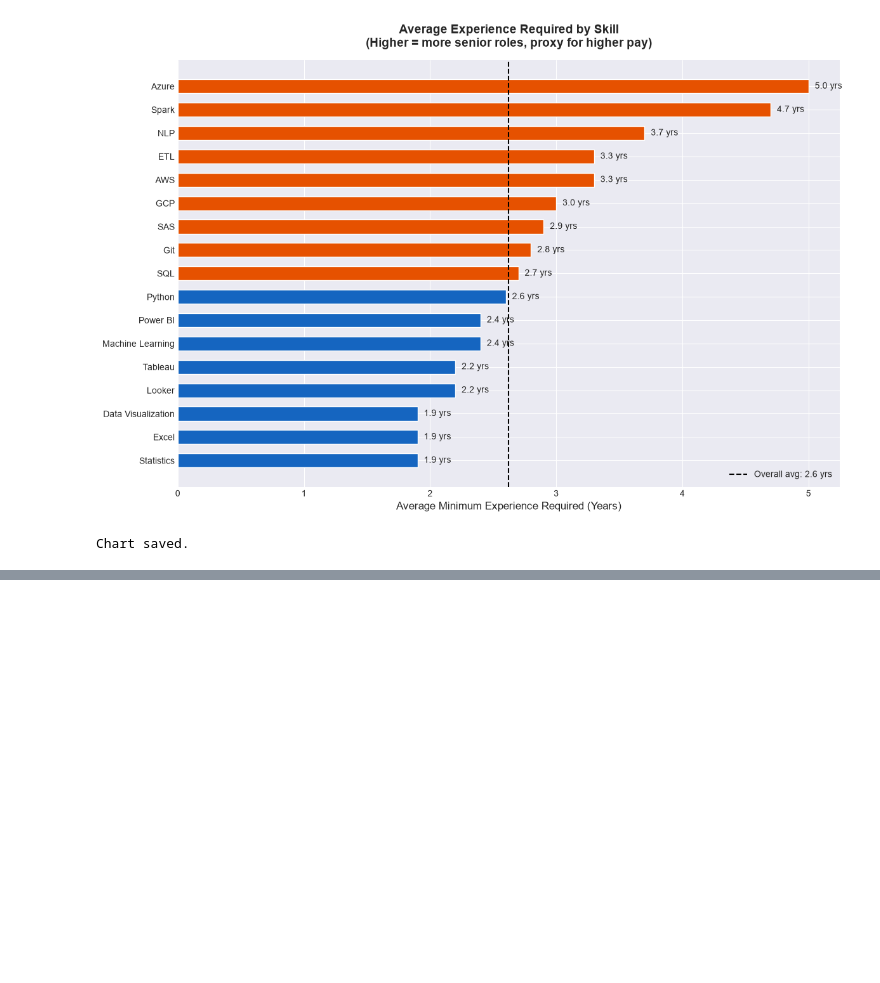
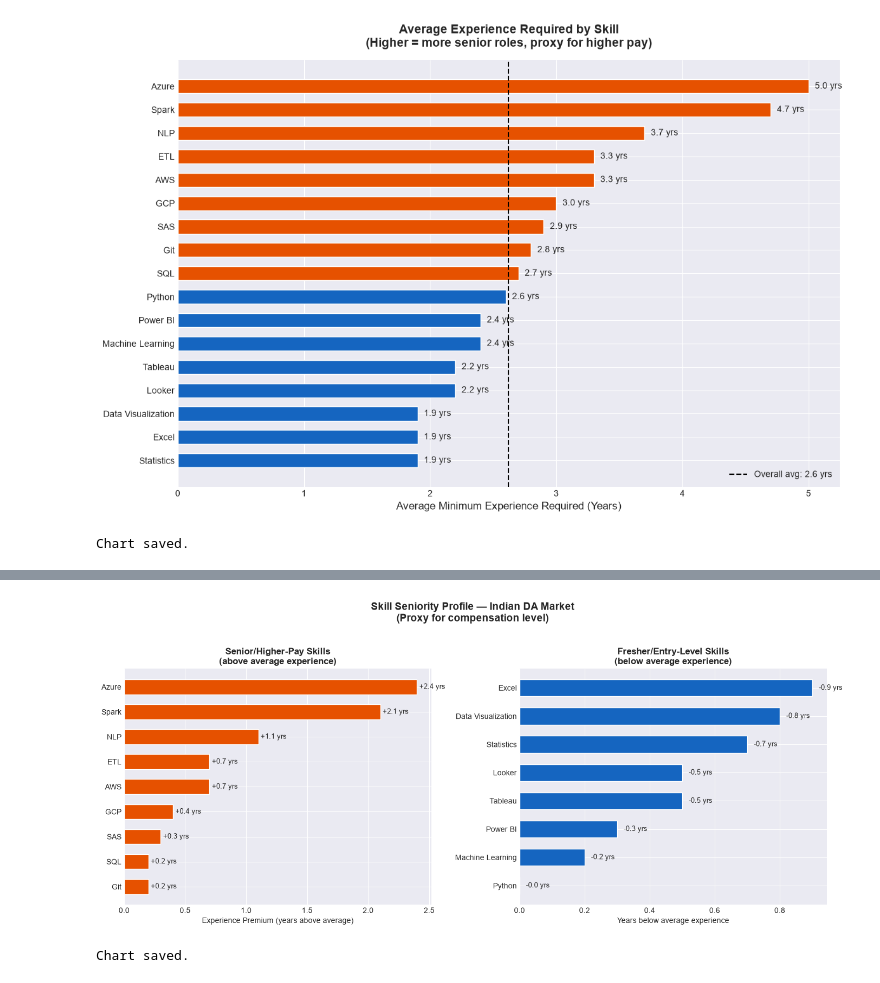
Before and after one commit to AbhishekSohal/Tech-Skill-Demand-Tracker, a Jupyter notebook: notebook/market_analysis.ipynb, the cells around one changed output, grey strips where cells are left out. Cells and saved outputs as stored; diff of their text form; code cells hidden in the pictures; blank space fills up the shorter version.

```diff
--- a/notebook/market_analysis.ipynb
+++ b/notebook/market_analysis.ipynb
@@ -718,0 +761,63 @@ Chart saved.
+# %%
+# Cell 4 — Fresher-friendly vs Senior-heavy skill comparison
+fig, axes = plt.subplots(1, 2, figsize=(14, 6))
+
+senior = exp_df[exp_df['exp_premium'] > 0].sort_values(
+    'exp_premium', ascending=True)
+junior = exp_df[exp_df['exp_premium'] <= 0].sort_values(
+    'exp_premium', ascending=False)
+
+# Senior skills
+axes[0].barh(
+    senior['skill'],
+    senior['exp_premium'],
+    color='#E65100',
+    height=0.6,
+    edgecolor='white'
+)
+for i, (_, row) in enumerate(senior.iterrows()):
+    axes[0].text(
+        row['exp_premium'] + 0.02,
+        i,
+        f"+{row['exp_premium']} yrs",
+        va='center', fontsize=9
+    )
+axes[0].set_title('Senior/Higher-Pay Skills\n(above average experience)',
+                   fontsize=12, fontweight='bold')
+axes[0].set_xlabel('Experience Premium (years above average)')
+axes[0].spines['top'].set_visible(False)
+axes[0].spines['right'].set_visible(False)
+
+# Junior skills
+axes[1].barh(
+    junior['skill'],
+    junior['exp_premium'].abs(),
+    color='#1565C0',
+    height=0.6,
+    edgecolor='white'
+)
+for i, (_, row) in enumerate(junior.iterrows()):
+    axes[1].text(
+        abs(row['exp_premium']) + 0.02,
+        i,
+        f"{row['exp_premium']} yrs",
+        va='center', fontsize=9
+    )
+axes[1].set_title('Fresher/Entry-Level Skills\n(below average experience)',
+                   fontsize=12, fontweight='bold')
+axes[1].set_xlabel('Years below average experience')
+axes[1].spines['top'].set_visible(False)
+axes[1].spines['right'].set_visible(False)
+
+plt.suptitle(
+    'Skill Seniority Profile — Indian DA Market\n'
+    '(Proxy for compensation level)',
+    fontsize=14, fontweight='bold', y=1.02
+)
+plt.tight_layout()
+plt.savefig('../data/skill_seniority_profile.png', dpi=150, bbox_inches='tight')
+plt.show()
+print("Chart saved.")
+# %% [output]
+[figure, added]
+Chart saved.
```
Also changed, not shown: parts of 2 cells of this notebook.
